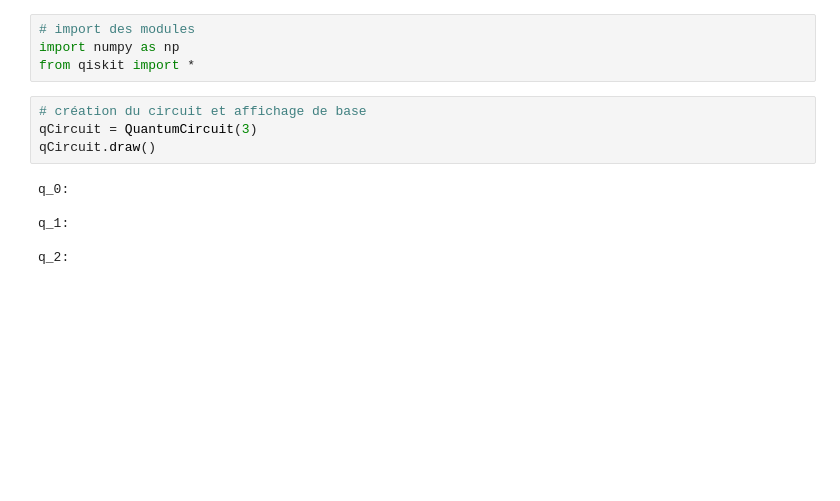
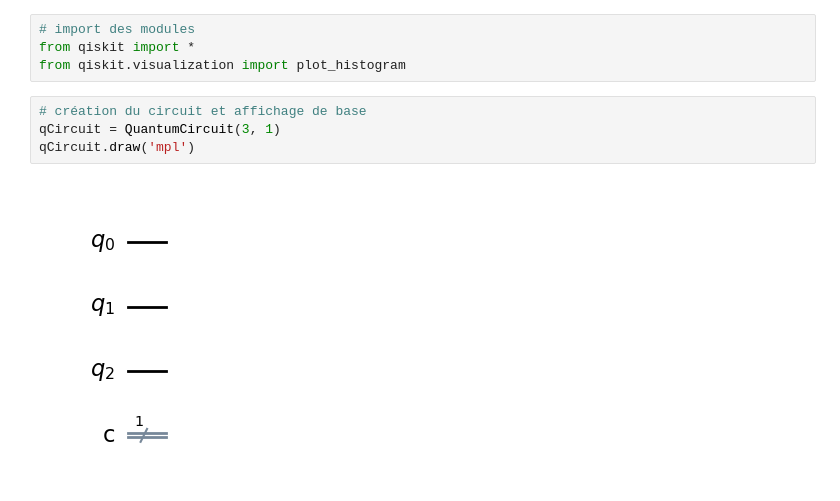
Before and after one commit to Redeltaz/quantum-computing-esgi, a Jupyter notebook: enigme1/enigme1.ipynb, the cells around one changed output. Cells and saved outputs as stored; diff of their text form; blank space fills up the shorter version.

```diff
--- a/enigme1/enigme1.ipynb
+++ b/enigme1/enigme1.ipynb
@@ -1,17 +1,13 @@
 # %%
 # import des modules
-import numpy as np
 from qiskit import *
+from qiskit.visualization import plot_histogram
 # %%
 # création du circuit et affichage de base
-qCircuit = QuantumCircuit(3)
-qCircuit.draw()
+qCircuit = QuantumCircuit(3, 1)
+qCircuit.draw('mpl')
 # %% [output]
-q_0:
-
-q_1:
-
-q_2:
+[figure, added]
 # %%
 # Mise en place aléatoire du trésor
 qCircuit.h(0)
```
Also changed, not shown: parts of 6 cells of this notebook, 2 other files.
